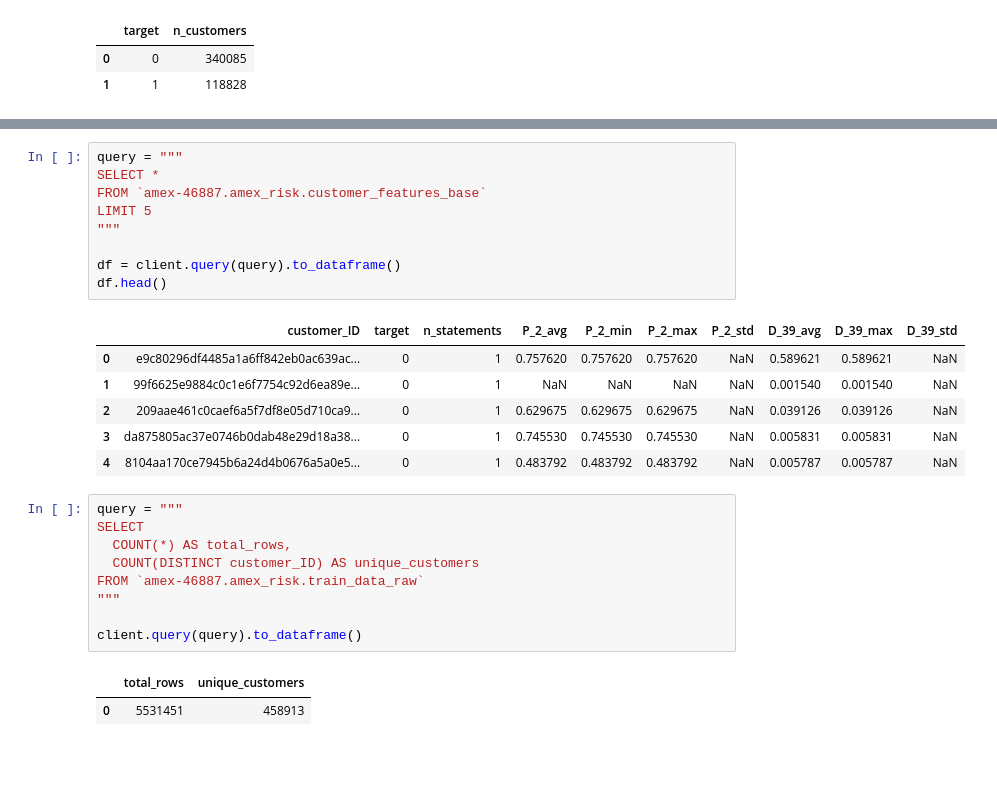
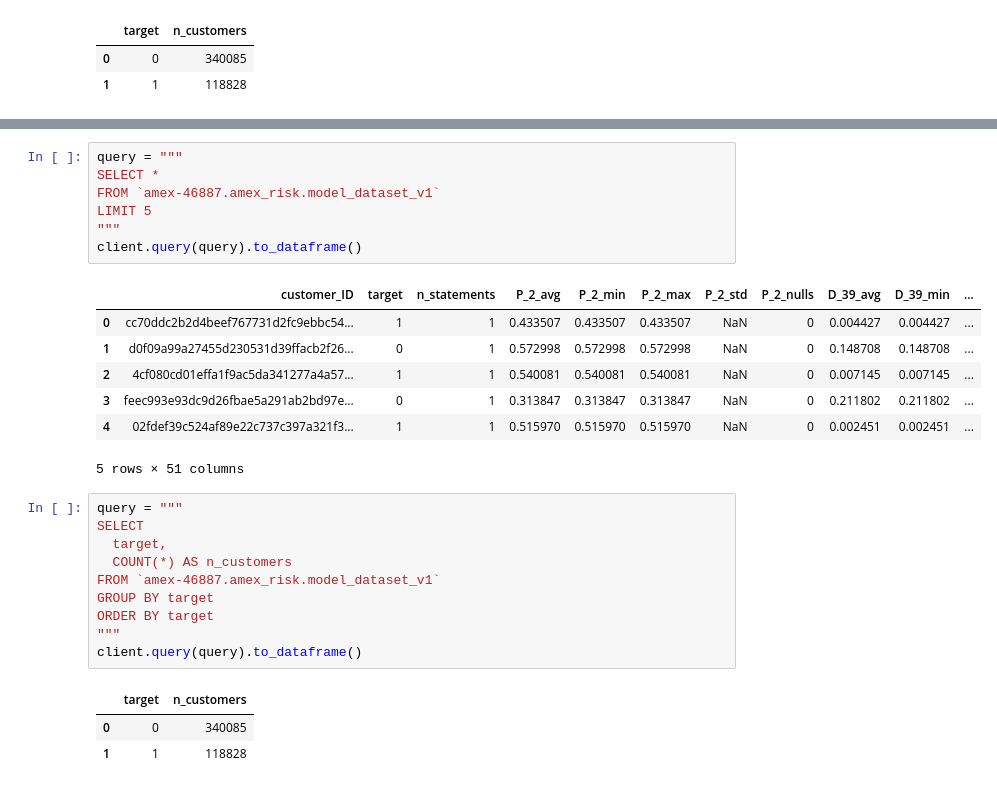
Before and after one commit to dd4real2k/amex_credit_risk, a Jupyter notebook: notebooks/01_bigquery_data_understanding.ipynb, the cells around one changed output, grey strips where cells are left out. Drawn from its saved outputs; the diff is of its cells as text; blank space fills up the shorter version.

Commit message:
Build end-to-end AMEX credit risk pipeline with BigQuery feature engineering and baseline ML models (AUC ~0.95)

```diff
--- a/notebooks/01_bigquery_data_understanding.ipynb
+++ b/notebooks/01_bigquery_data_understanding.ipynb
@@ -149,28 +229,29 @@ customer_features_base created successfully
 # %%
 query = """
 SELECT *
-FROM `amex-46887.amex_risk.customer_features_base`
+FROM `amex-46887.amex_risk.model_dataset_v1`
 LIMIT 5
 """
-
-df = client.query(query).to_dataframe()
-df.head()
+client.query(query).to_dataframe()
 # %% [output]
-|  | customer_ID | target | n_statements | P_2_avg | P_2_min | P_2_max | P_2_std | D_39_avg | D_39_max | D_39_std |
-| 0 | e9c80296df4485a1a6ff842eb0ac639ac... | 0 | 1 | 0.757620 | 0.757620 | 0.757620 | NaN | 0.589621 | 0.589621 | NaN |
-| 1 | 99f6625e9884c0c1e6f7754c92d6ea89e... | 0 | 1 | NaN | NaN | NaN | NaN | 0.001540 | 0.001540 | NaN |
-| 2 | 209aae461c0caef6a5f7df8e05d710ca9... | 0 | 1 | 0.629675 | 0.629675 | 0.629675 | NaN | 0.039126 | 0.039126 | NaN |
-| 3 | da875805ac37e0746b0dab48e29d18a38... | 0 | 1 | 0.745530 | 0.745530 | 0.745530 | NaN | 0.005831 | 0.005831 | NaN |
-| 4 | 8104aa170ce7945b6a24d4b0676a5a0e5... | 0 | 1 | 0.483792 | 0.483792 | 0.483792 | NaN | 0.005787 | 0.005787 | NaN |
+|  | customer_ID | target | n_statements | P_2_avg | P_2_min | P_2_max | P_2_std | P_2_nulls | D_39_avg | D_39_min | ... |
+| 0 | cc70ddc2b2d4beef767731d2fc9ebbc54... | 1 | 1 | 0.433507 | 0.433507 | 0.433507 | NaN | 0 | 0.004427 | 0.004427 | ... |
+| 1 | d0f09a99a27455d230531d39ffacb2f26... | 0 | 1 | 0.572998 | 0.572998 | 0.572998 | NaN | 0 | 0.148708 | 0.148708 | ... |
+| 2 | 4cf080cd01effa1f9ac5da341277a4a57... | 1 | 1 | 0.540081 | 0.540081 | 0.540081 | NaN | 0 | 0.007145 | 0.007145 | ... |
+| 3 | feec993e93dc9d26fbae5a291ab2bd97e... | 0 | 1 | 0.313847 | 0.313847 | 0.313847 | NaN | 0 | 0.211802 | 0.211802 | ... |
+| 4 | 02fdef39c524af89e22c737c397a321f3... | 1 | 1 | 0.515970 | 0.515970 | 0.515970 | NaN | 0 | 0.002451 | 0.002451 | ... |
+5 rows × 51 columns
 # %%
 query = """
 SELECT
-  COUNT(*) AS total_rows,
-  COUNT(DISTINCT customer_ID) AS unique_customers
-FROM `amex-46887.amex_risk.train_data_raw`
+  target,
+  COUNT(*) AS n_customers
+FROM `amex-46887.amex_risk.model_dataset_v1`
+GROUP BY target
+ORDER BY target
 """
-
 client.query(query).to_dataframe()
 # %% [output]
-|  | total_rows | unique_customers |
-| 0 | 5531451 | 458913 |
+|  | target | n_customers |
+| 0 | 0 | 340085 |
+| 1 | 1 | 118828 |
```
Also changed, not shown: parts of 23 cells of this notebook, 6 other files.
